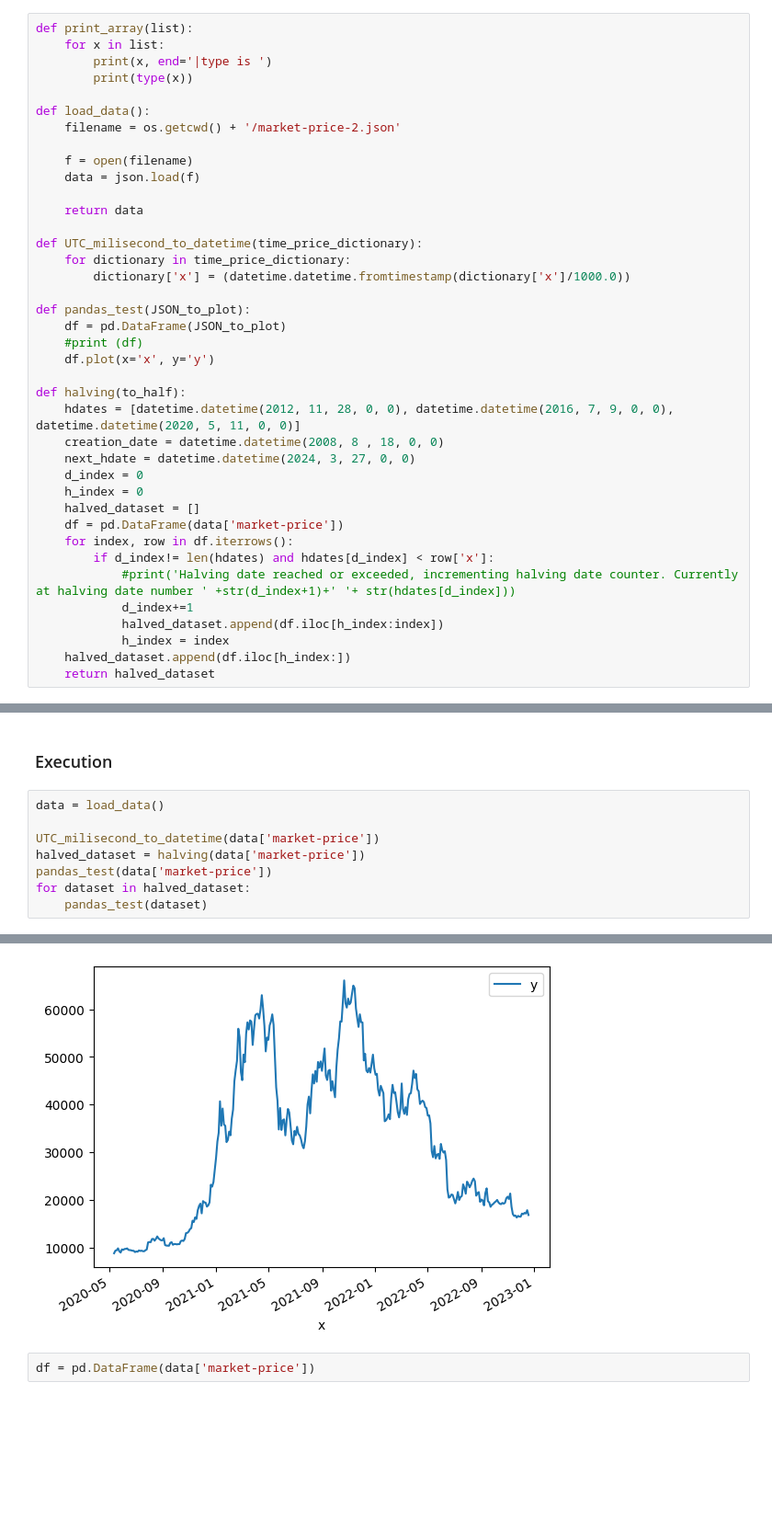
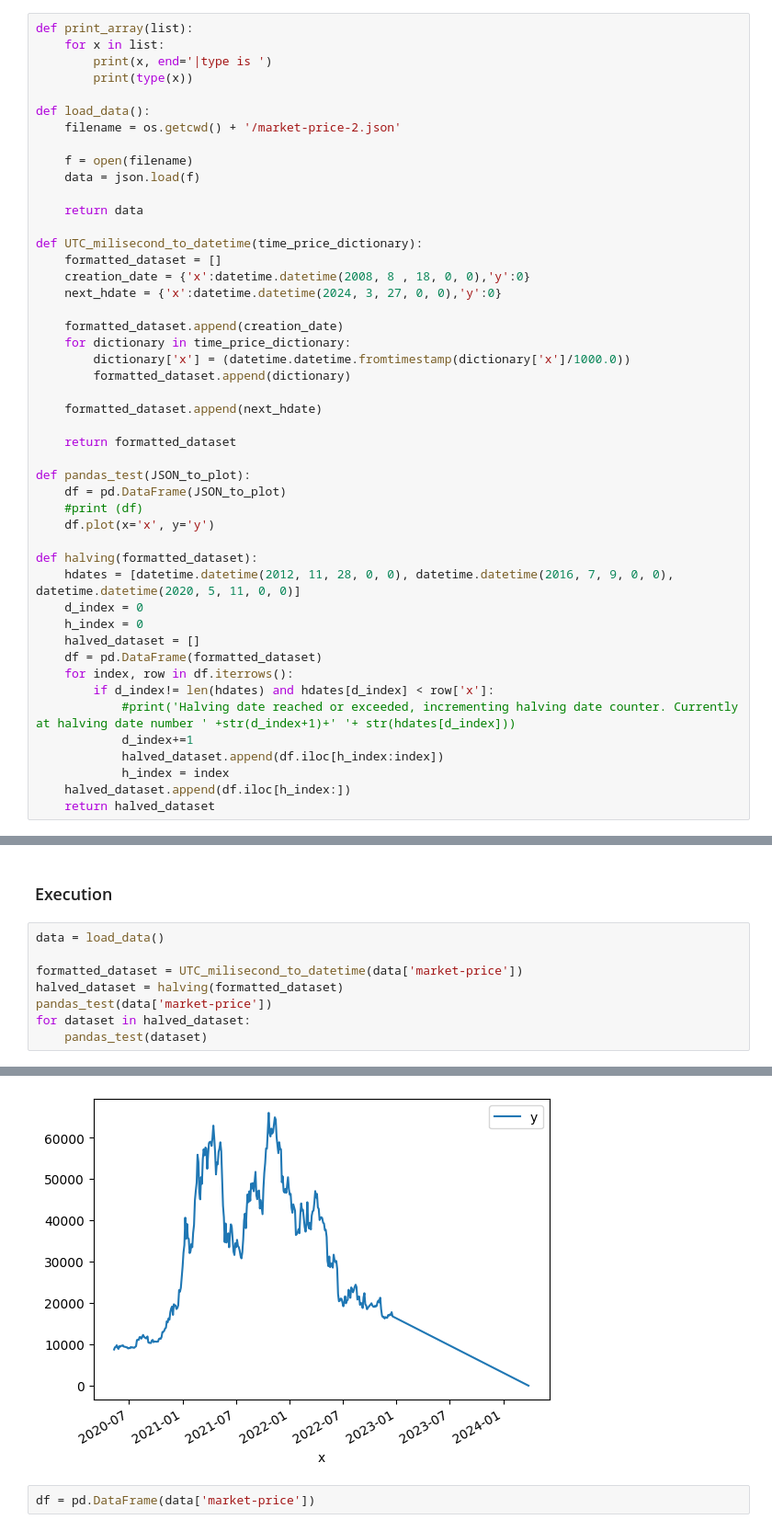
Before and after one commit to GyuchanLim/Test-Environment-2021, a Jupyter notebook: CSV/JSONReader.ipynb, the cells around one changed output, grey strips where cells are left out. Shown at 92% size. Saved outputs shown, nothing was run; the diff lists cells and outputs as text; blank space fills up the shorter version.

```diff
--- a/CSV/JSONReader.ipynb
+++ b/CSV/JSONReader.ipynb
@@ -29,22 +29,30 @@ def load_data():
     return data
 
 def UTC_milisecond_to_datetime(time_price_dictionary):
+    formatted_dataset = []
+    creation_date = {'x':datetime.datetime(2008, 8 , 18, 0, 0),'y':0}
+    next_hdate = {'x':datetime.datetime(2024, 3, 27, 0, 0),'y':0}
+
+    formatted_dataset.append(creation_date)
     for dictionary in time_price_dictionary:
         dictionary['x'] = (datetime.datetime.fromtimestamp(dictionary['x']/1000.0))
+        formatted_dataset.append(dictionary)
+
+    formatted_dataset.append(next_hdate)
+
+    return formatted_dataset
 
 def pandas_test(JSON_to_plot):
     df = pd.DataFrame(JSON_to_plot)
     #print (df)
     df.plot(x='x', y='y')
 
-def halving(to_half):
+def halving(formatted_dataset):
     hdates = [datetime.datetime(2012, 11, 28, 0, 0), datetime.datetime(2016, 7, 9, 0, 0), datetime.datetime(2020, 5, 11, 0, 0)]
-    creation_date = datetime.datetime(2008, 8 , 18, 0, 0)
-    next_hdate = datetime.datetime(2024, 3, 27, 0, 0)
     d_index = 0
     h_index = 0
     halved_dataset = []
-    df = pd.DataFrame(data['market-price'])
+    df = pd.DataFrame(formatted_dataset)
     for index, row in df.iterrows():
         if d_index!= len(hdates) and hdates[d_index] < row['x']:
             #print('Halving date reached or exceeded, incrementing halving date counter. Currently at halving date number ' +str(d_index+1)+' '+ str(hdates[d_index]))
@@ -63,8 +71,8 @@ def halving(to_half):
 # %%
 data = load_data()
 
-UTC_milisecond_to_datetime(data['market-price'])
-halved_dataset = halving(data['market-price'])
+formatted_dataset = UTC_milisecond_to_datetime(data['market-price'])
+halved_dataset = halving(formatted_dataset)
 pandas_test(data['market-price'])
 for dataset in halved_dataset:
     pandas_test(dataset)
@@ -74,5 +82,5 @@ for dataset in halved_dataset:
 [figure]
 [figure]
-[figure, old version]
+[figure, new version]
 # %%
 df = pd.DataFrame(data['market-price'])
```
Also changed, not shown: parts of 1 cell of this notebook.
